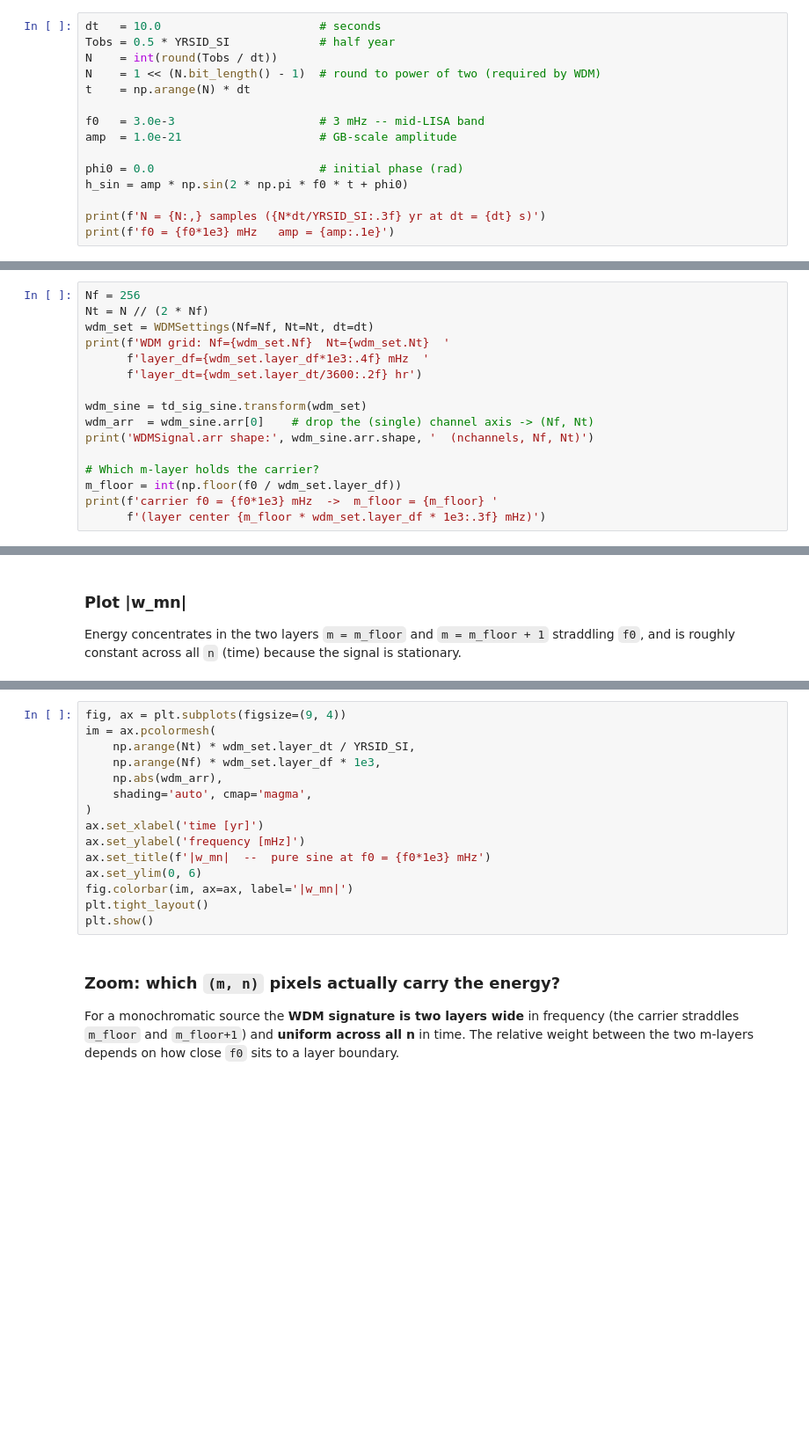
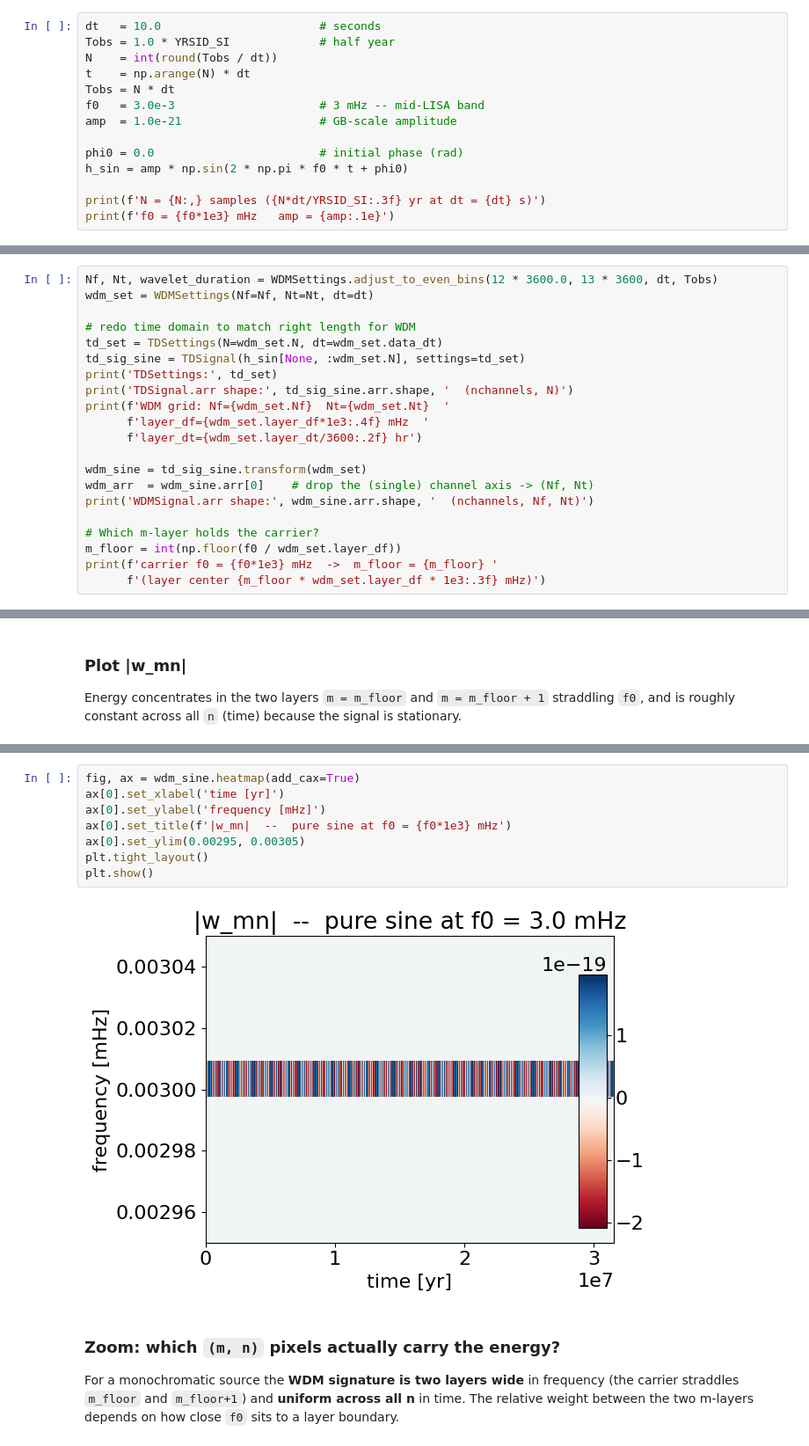
Before and after one commit to mikekatz04/LISAanalysistools, a Jupyter notebook: examples/wdm_transform_tutorial.ipynb, the cells around one changed output, grey strips where cells are left out. Shown at 88% size. Cells and saved outputs as stored; diff of their text form; blank space fills up the shorter version.

```diff
--- a/examples/wdm_transform_tutorial.ipynb
+++ b/examples/wdm_transform_tutorial.ipynb
@@ -35,11 +35,10 @@ Start with the simplest possible LISA-band signal: a monochromatic sinusoid at a
 frequency `f0`. Pick a half-year baseline at 10 s sampling and an amplitude in the GB ballpark.
 # %%
 dt   = 10.0                       # seconds
-Tobs = 0.5 * YRSID_SI             # half year
+Tobs = 1.0 * YRSID_SI             # half year
 N    = int(round(Tobs / dt))
-N    = 1 << (N.bit_length() - 1)  # round to power of two (required by WDM)
 t    = np.arange(N) * dt
-
+Tobs = N * dt
 f0   = 3.0e-3                     # 3 mHz -- mid-LISA band
 amp  = 1.0e-21                    # GB-scale amplitude
 
@@ -63,9 +68,14 @@ A WDM grid is `(Nf, Nt)` with `Nf * Nt = N / 2`. Layer spacing is `layer_df = 1
 in frequency and `layer_dt = N*dt / Nt` in time -- they're conjugate. Pick `Nf = 256` for
 decent frequency resolution (~0.2 mHz per layer at this baseline).
 # %%
-Nf = 256
-Nt = N // (2 * Nf)
+Nf, Nt, wavelet_duration = WDMSettings.adjust_to_even_bins(12 * 3600.0, 13 * 3600, dt, Tobs)
 wdm_set = WDMSettings(Nf=Nf, Nt=Nt, dt=dt)
+
+# redo time domain to match right length for WDM
+td_set = TDSettings(N=wdm_set.N, dt=wdm_set.data_dt)
+td_sig_sine = TDSignal(h_sin[None, :wdm_set.N], settings=td_set)
+print('TDSettings:', td_set)
+print('TDSignal.arr shape:', td_sig_sine.arr.shape, '  (nchannels, N)')
 print(f'WDM grid: Nf={wdm_set.Nf}  Nt={wdm_set.Nt}  '
       f'layer_df={wdm_set.layer_df*1e3:.4f} mHz  '
       f'layer_dt={wdm_set.layer_dt/3600:.2f} hr')
@@ -86,18 +106,13 @@ is roughly constant across all `n` (time) because the signal is stationary.
 # %%
-fig, ax = plt.subplots(figsize=(9, 4))
-im = ax.pcolormesh(
-    np.arange(Nt) * wdm_set.layer_dt / YRSID_SI,
-    np.arange(Nf) * wdm_set.layer_df * 1e3,
-    np.abs(wdm_arr),
-    shading='auto', cmap='magma',
-)
-ax.set_xlabel('time [yr]')
-ax.set_ylabel('frequency [mHz]')
-ax.set_title(f'|w_mn|  --  pure sine at f0 = {f0*1e3} mHz')
-ax.set_ylim(0, 6)
-fig.colorbar(im, ax=ax, label='|w_mn|')
+fig, ax = wdm_sine.heatmap(add_cax=True)
+ax[0].set_xlabel('time [yr]')
+ax[0].set_ylabel('frequency [mHz]')
+ax[0].set_title(f'|w_mn|  --  pure sine at f0 = {f0*1e3} mHz')
+ax[0].set_ylim(0.00295, 0.00305)
 plt.tight_layout()
 plt.show()
+# %% [output]
+[figure, added]
 # %% [markdown]
 ### Zoom: which `(m, n)` pixels actually carry the energy?
 
```
Also changed, not shown: parts of 6 cells of this notebook, 4 other files.
